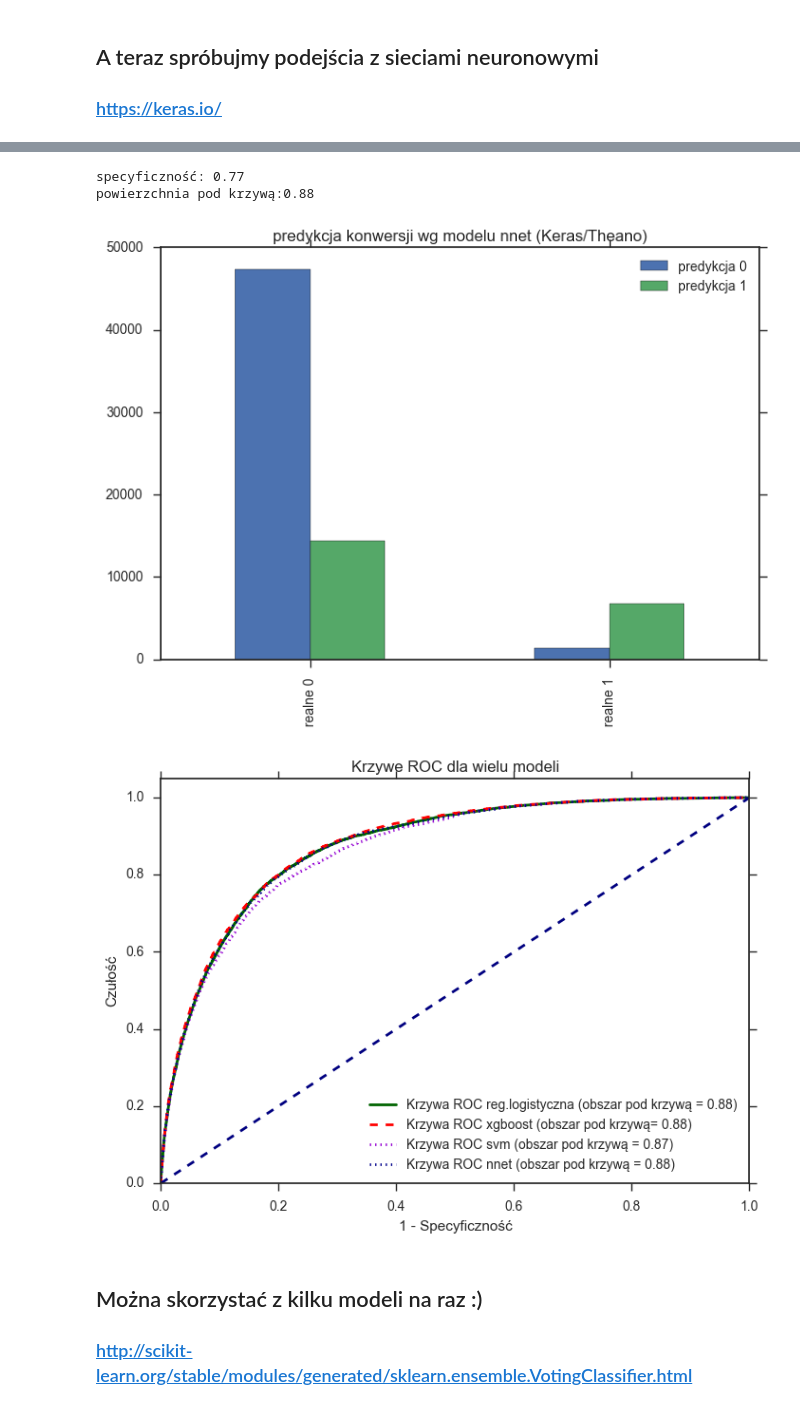
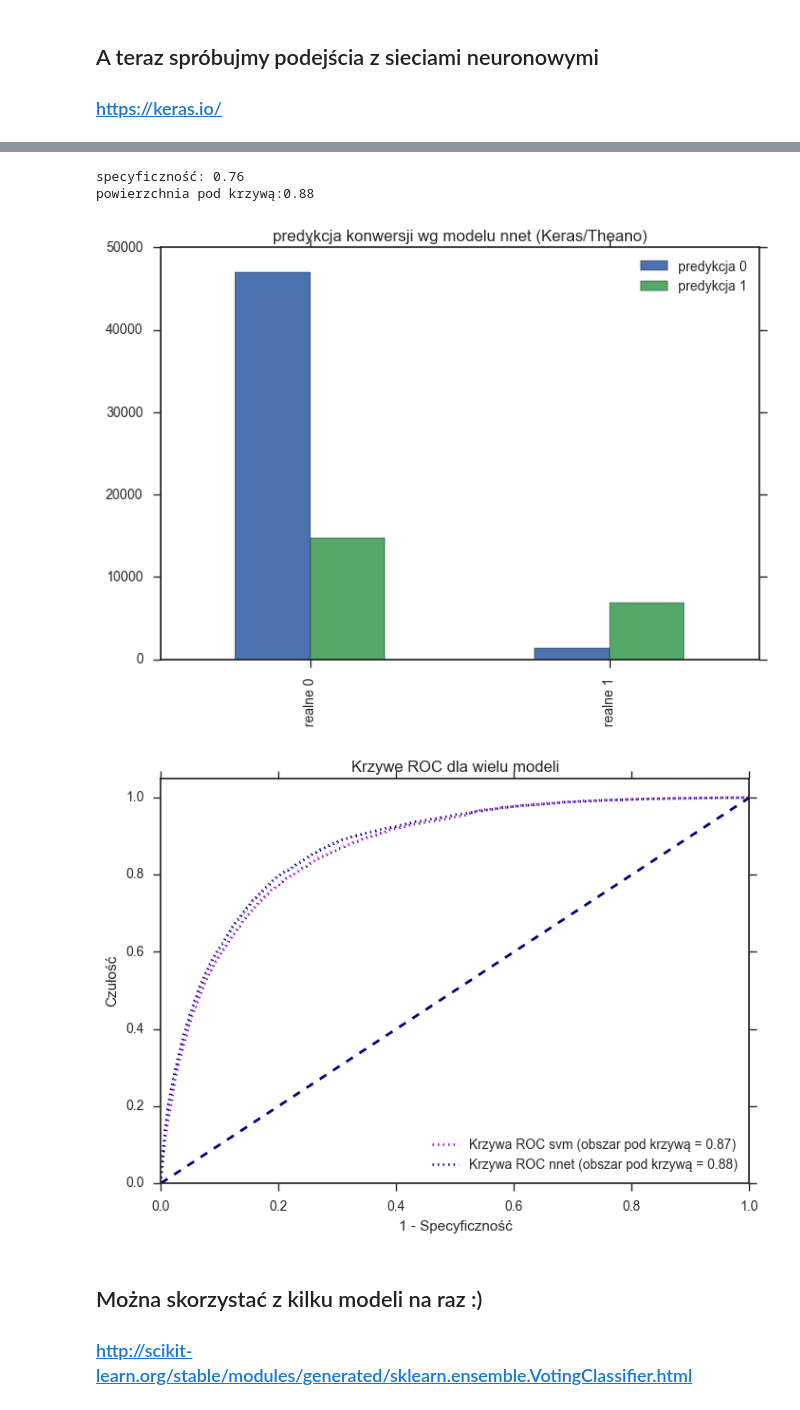
Before and after one commit to MikolajSedek/PythonCode, a Jupyter notebook: DataScienceWBiznesie_7_12_2016/Szybkie modelowanie w Pythonie.ipynb, the cells around one changed output, grey strips where cells are left out. Drawn from its saved outputs; the diff is of its cells as text; code cells hidden in the pictures.

Commit message:
Final changes 2016-12-05
- Add plots
- Minimal changes to models
- New book

```diff
--- a/DataScienceWBiznesie_7_12_2016/Szybkie modelowanie w Pythonie.ipynb
+++ b/DataScienceWBiznesie_7_12_2016/Szybkie modelowanie w Pythonie.ipynb
@@ -639,7 +642,7 @@ specyficzność: 0.74
 powierzchnia pod krzywą:0.87
 [figure]
 # %%
-fpr_svm, tpr_svm, thresholds_svm = roc_curve(testing["Target"], pred_svm_proba_1, pos_label=1)
+fpr_svm, tpr_svm, thresholds_svm = roc_curve(testing["Target"], pred_svm_proba_1, pos_label=1, drop_intermediate = False)
 
 roc_auc_svm = auc(fpr_svm, tpr_svm)
 # %%
@@ -673,9 +690,9 @@ def create_model():
     # create model
     model = Sequential()
     model.add(Dropout(0.2, input_shape=(len(imp_vars),)))
-    model.add(Dense(100, init='normal', activation='relu', W_constraint=maxnorm(2)))
+    model.add(Dense(100, init='normal', activation='relu', W_constraint=maxnorm(2), W_regularizer=l1l2(l1=0,l2=1e-4)))
     model.add(Dropout(0.2))
-    model.add(Dense(60, init='normal', activation='relu', W_constraint=maxnorm(2)))
+    model.add(Dense(60, init='normal', activation='relu', W_constraint=maxnorm(2), W_regularizer=l1l2(l1=0,l2=1e-4)))
     model.add(Dropout(0.2))
     model.add(Dense(1, init='normal', activation='sigmoid'))
     # Compile model
@@ -684,11 +701,11 @@ def create_model():
     return model
 # %%
 #dodajemy możliwość zatrzymania nauki modelu gdy przez 5 kolejnych epok wyniki się nie poprawią - na podstawie statystyk z danych walidacyjnych
-earlyStopping=keras.callbacks.EarlyStopping(monitor='val_fbeta_score', patience=5, verbose=0, mode='auto')
+earlyStopping=keras.callbacks.EarlyStopping(monitor='val_fbeta_score', patience=5, verbose=1, mode='auto')
 
-#zapamiętujemy najlepszy model w pliku - konieczna instalacja biblioteki h5py
+#zapamiętujemy najlepszy model w pliku - uwaga! konieczna instalacja biblioteki h5py
 filepath="temp\model_best.hdf5"
-modelCheck = keras.callbacks.ModelCheckpoint(filepath, monitor='val_fbeta_score', verbose=0, save_best_only=True, mode='auto')
+modelCheck = keras.callbacks.ModelCheckpoint(filepath, monitor='val_fbeta_score', verbose=1, save_best_only=True, mode='auto')
 
 
 #przygotowujemy dane do uczenia i testowania w formie macierzy - będzie szybciej :)
@@ -753,36 +772,33 @@ print("czułość: "+str(sens))
 print("specyficzność: "+str(spec))
 print("powierzchnia pod krzywą:"+str(aucc))
 # %% [output]
-specyficzność: 0.77
+specyficzność: 0.76
 powierzchnia pod krzywą:0.88
 [figure]
 # %%
-fpr_nnet, tpr_nnet, thresholds_nnet = roc_curve(testing["Target"], pred_nnet_proba_1, pos_label=1)
+fpr_nnet, tpr_nnet, thresholds_nnet = roc_curve(testing["Target"], pred_nnet_proba_1, pos_label=1, drop_intermediate = False)
 
 roc_auc_nnet = auc(fpr_nnet, tpr_nnet)
 # %%
 plt.figure()
 lw = 2
-plt.plot(fpr_lr, tpr_lr, color='darkgreen',
-         lw=lw, label=u'Krzywa ROC reg.logistyczna (obszar pod krzywą = %0.2f)' % roc_auc_lr)
-plt.plot(fpr_xgb, tpr_xgb, color='red',
-         lw=lw, label=u'Krzywa ROC xgboost (obszar pod krzywą= %0.2f)' % roc_auc_xgb, linestyle='--')
+
 plt.plot(fpr_svm, tpr_svm, color='darkviolet',
          lw=lw, label=u'Krzywa ROC svm (obszar pod krzywą = %0.2f)' % roc_auc_svm, linestyle=':')
 plt.plot(fpr_nnet, tpr_nnet, color='darkblue',
          lw=lw, label=u'Krzywa ROC nnet (obszar pod krzywą = %0.2f)' % roc_auc_nnet, linestyle=':')
 
 
 plt.plot([0, 1], [0, 1], color='navy', lw=lw, linestyle='--')
 plt.xlim([0.0, 1.0])
 plt.ylim([0.0, 1.05])
 plt.xlabel(u'1 - Specyficzność')
 plt.ylabel(u'Czułość')
 plt.title('Krzywe ROC dla wielu modeli')
 plt.legend(loc="lower right")
 plt.show()
 # %% [output]
-[figure, old version]
+[figure, new version]
 # %% [markdown]
 ## Można skorzystać z kilku modeli na raz :)
 
```
Also changed, not shown: parts of 34 cells of this notebook, 4 other files.
